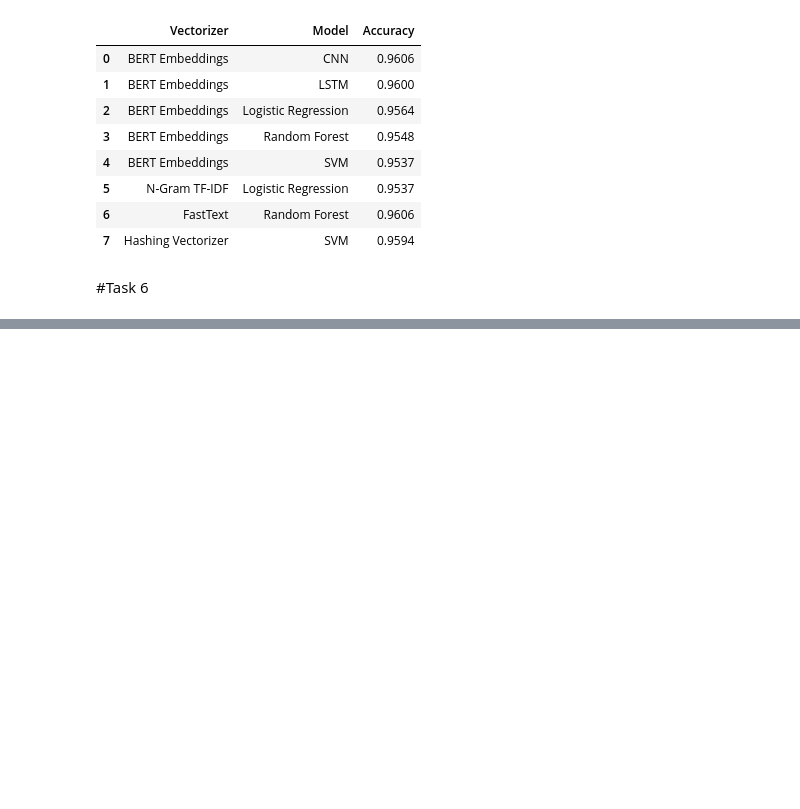
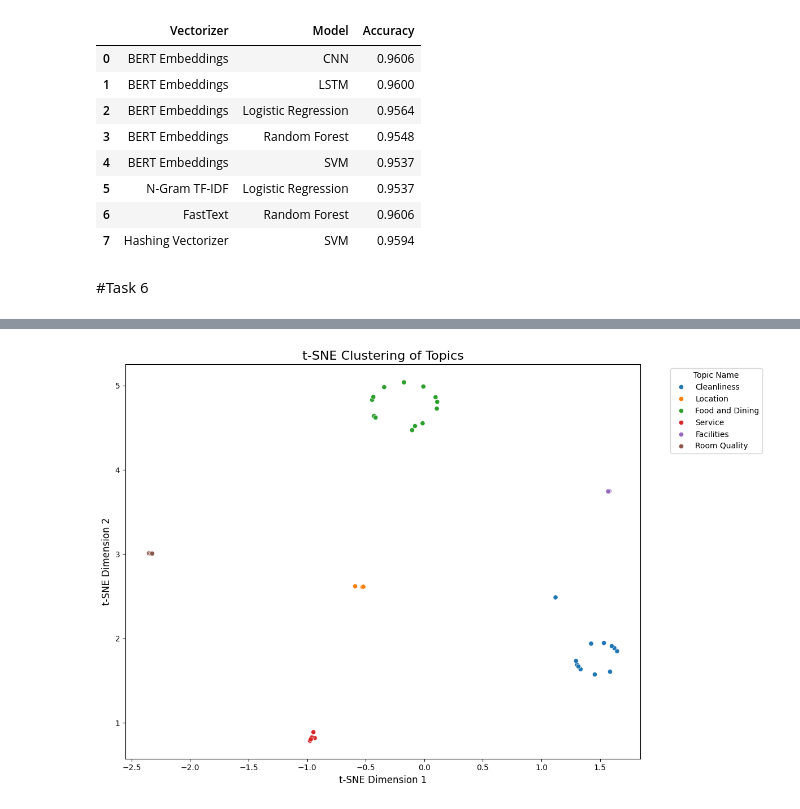
Before and after one commit to j-ranasinghe/nlp_cw, a Jupyter notebook: Solution_GroupH.ipynb, the cells around one changed output, grey strips where cells are left out. Saved outputs shown, nothing was run; the diff lists cells and outputs as text; code cells hidden in the pictures; blank space fills up the shorter version.

```diff
--- a/Solution_GroupH.ipynb
+++ b/Solution_GroupH.ipynb
@@ -1749,0 +1914,9 @@ final_evaluation_df
+# %%
+# Predict topics for each review
+df['predicted_topic'] = lda_model.transform(doc_term_matrix).argmax(axis=1)
+
+# Map predicted topic indices to their respective names
+df['predicted_topic_name'] = df['predicted_topic'].map(unique_topic_names)
+
+# Display a sample of the DataFrame
+df.head()
@@ -1749,0 +1993,28 @@ final_evaluation_df
+# %%
+from sklearn.manifold import TSNE
+import seaborn as sns
+import matplotlib.pyplot as plt
+
+# Reduce the dimensionality of topic distributions
+topic_distributions = lda_model.transform(doc_term_matrix)
+tsne = TSNE(n_components=2, random_state=42, perplexity=30, n_iter=1000)
+topic_distributions_2d = tsne.fit_transform(topic_distributions)
+
+# Create DataFrame for visualization
+tsne_df = pd.DataFrame({
+    'x': topic_distributions_2d[:, 0],
+    'y': topic_distributions_2d[:, 1],
+    'topic': df['predicted_topic_name']  # Use topic names directly
+})
+
+# Plot the clusters
+plt.figure(figsize=(12, 8))
+sns.scatterplot(data=tsne_df, x='x', y='y', hue='topic', palette="tab10", legend="full")
+plt.title("t-SNE Clustering of Topics", fontsize=16)
+plt.xlabel("t-SNE Dimension 1", fontsize=12)
+plt.ylabel("t-SNE Dimension 2", fontsize=12)
+plt.legend(title="Topic Name", bbox_to_anchor=(1.05, 1), loc='upper left', fontsize=10)
+plt.tight_layout()
+plt.show()
+# %% [output]
+[figure, added]
```
Also changed, not shown: parts of 20 cells of this notebook.
